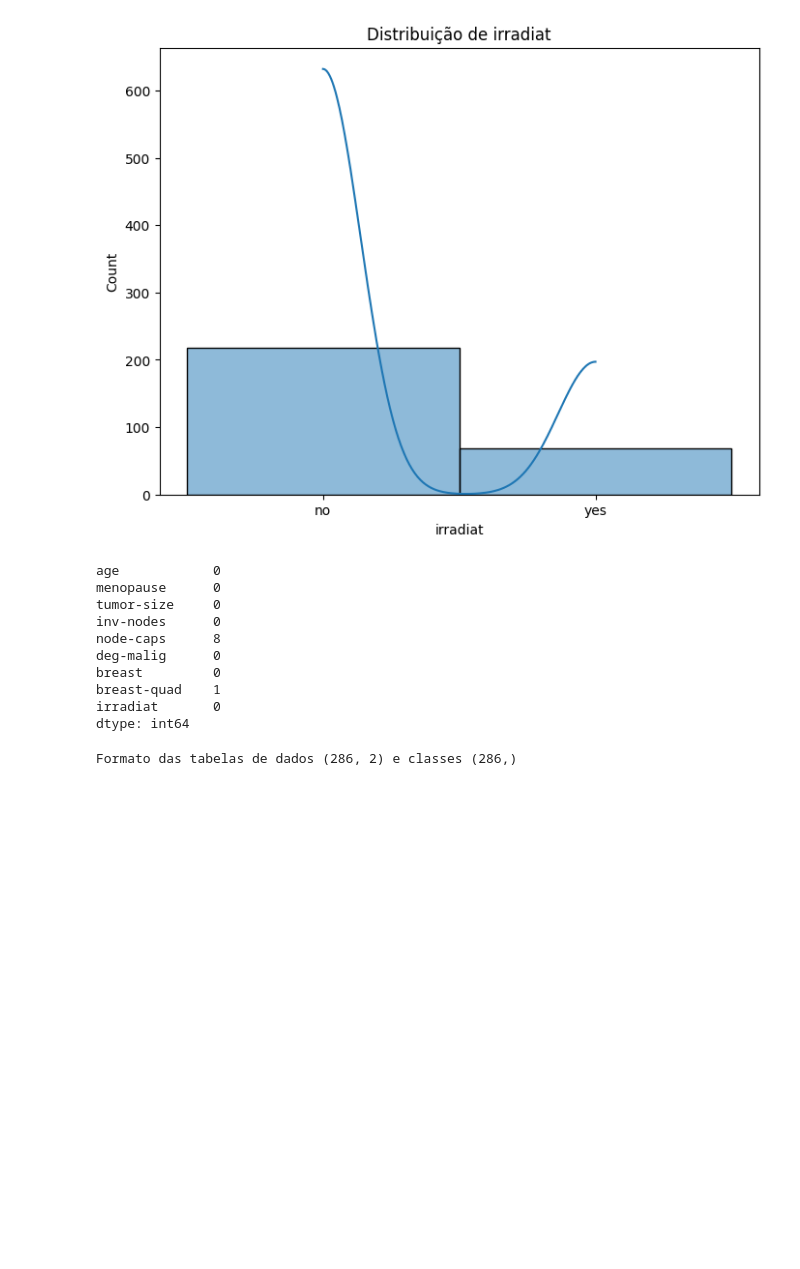
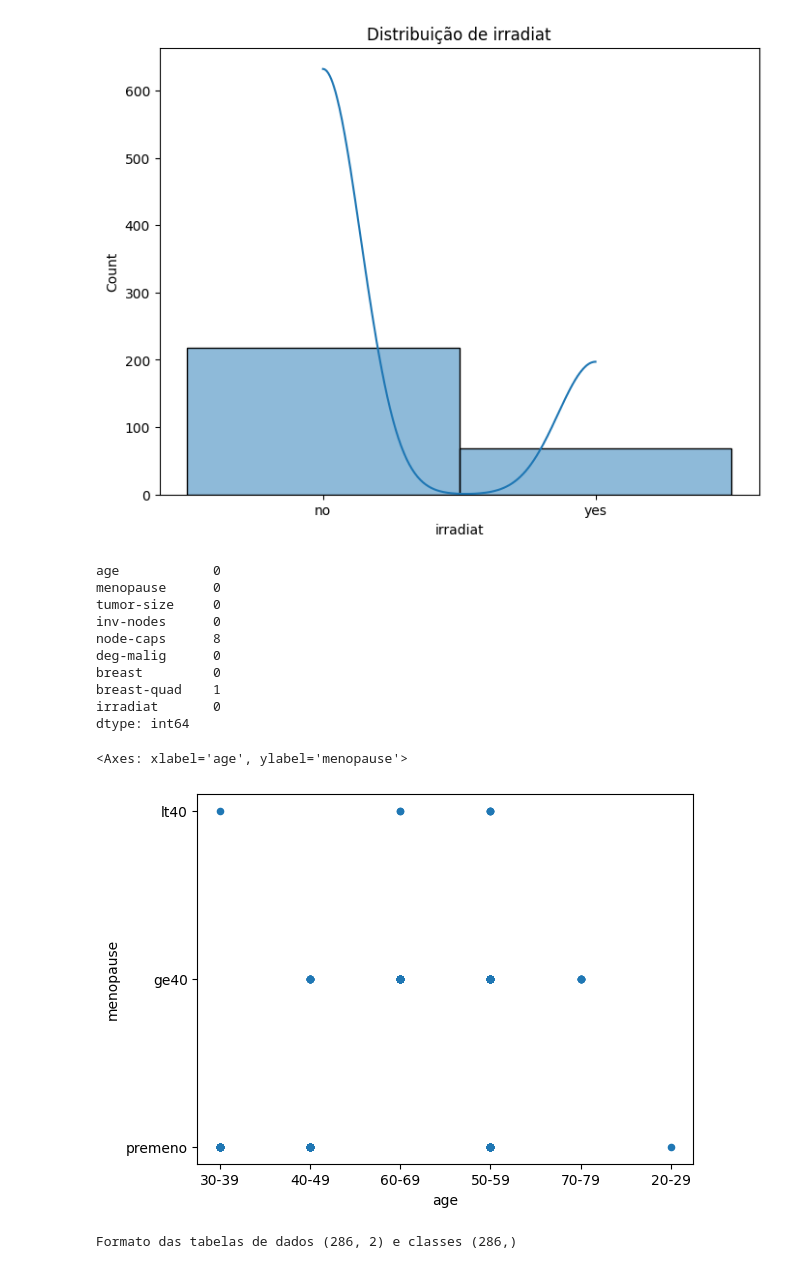
Before and after one commit to henriquebap/Disruptive-Architectures-IA-e-IoT, a Jupyter notebook: material/aulas/IA/lab02/classificador-knn.ipynb, the cells around one changed output. Saved outputs shown, nothing was run; the diff lists cells and outputs as text; code cells hidden in the pictures; blank space fills up the shorter version.

```diff
--- a/material/aulas/IA/lab02/classificador-knn.ipynb
+++ b/material/aulas/IA/lab02/classificador-knn.ipynb
@@ -558,6 +555,11 @@ breast         0
 breast-quad    1
 irradiat       0
 dtype: int64
+# %%
+X.plot.scatter('age', 'menopause')
+# %% [output]
+<Axes: xlabel='age', ylabel='menopause'>
+[figure, added]
 # %%
 # selected_features = ['deg-malig', 'age', 'menopause', 'tumor-size', 'inv-nodes', 'node-caps', 'breast', 'breast-quad', 'irradiat']
 # Usando 2 features de parametro para treinamento.
```
Also changed, not shown: parts of 2 cells of this notebook.
